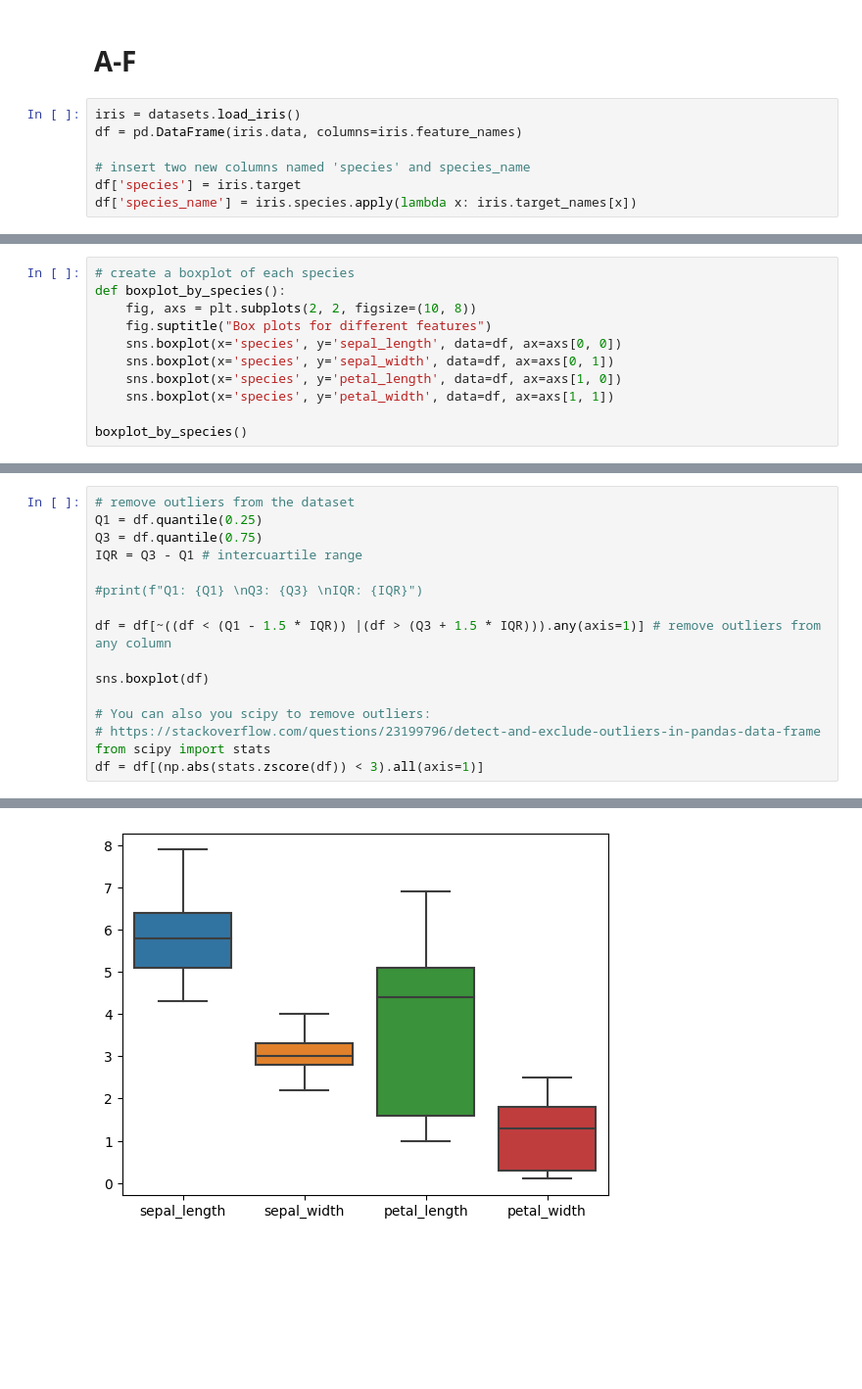
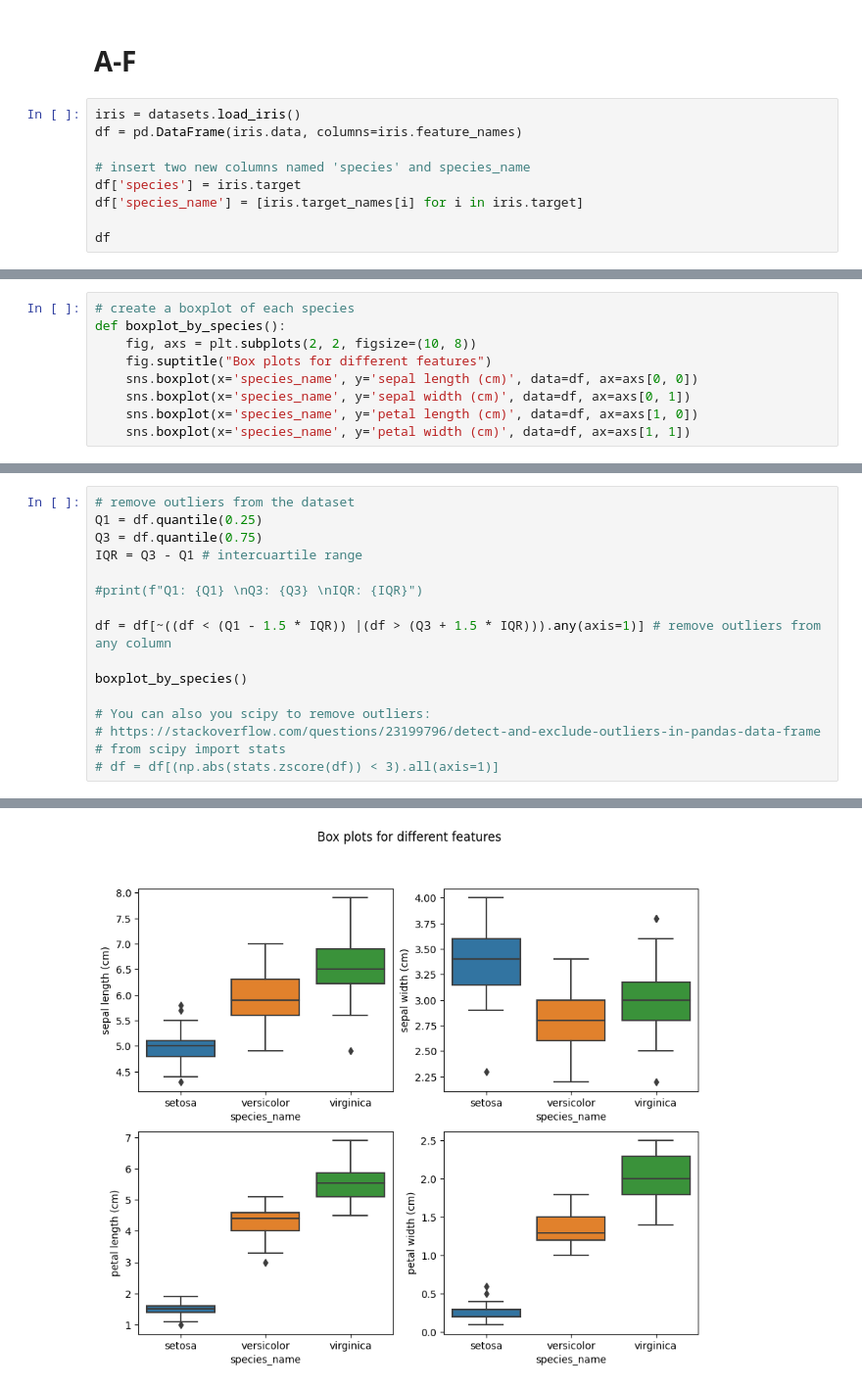
Before and after one commit to Danneftw1/Machine-learning, a Jupyter notebook: Exercises/Exercises-4-logistic_regression.ipynb, the cells around one changed output, grey strips where cells are left out. Shown at 98% size. Drawn from its saved outputs; the diff is of its cells as text; blank space fills up the shorter version.

```diff
--- a/Exercises/Exercises-4-logistic_regression.ipynb
+++ b/Exercises/Exercises-4-logistic_regression.ipynb
@@ -25,5 +25,7 @@ df = pd.DataFrame(iris.data, columns=iris.feature_names)
 
 # insert two new columns named 'species' and species_name
 df['species'] = iris.target
-df['species_name'] = iris.species.apply(lambda x: iris.target_names[x])
+df['species_name'] = [iris.target_names[i] for i in iris.target]
+
+df
 # %% [output]
@@ -80,9 +111,7 @@ sns.pairplot(df, hue='species')
 def boxplot_by_species():
     fig, axs = plt.subplots(2, 2, figsize=(10, 8))
     fig.suptitle("Box plots for different features")
-    sns.boxplot(x='species', y='sepal_length', data=df, ax=axs[0, 0])
-    sns.boxplot(x='species', y='sepal_width', data=df, ax=axs[0, 1])
-    sns.boxplot(x='species', y='petal_length', data=df, ax=axs[1, 0])
-    sns.boxplot(x='species', y='petal_width', data=df, ax=axs[1, 1])
-
-boxplot_by_species()
+    sns.boxplot(x='species_name', y='sepal length (cm)', data=df, ax=axs[0, 0])
+    sns.boxplot(x='species_name', y='sepal width (cm)', data=df, ax=axs[0, 1])
+    sns.boxplot(x='species_name', y='petal length (cm)', data=df, ax=axs[1, 0])
+    sns.boxplot(x='species_name', y='petal width (cm)', data=df, ax=axs[1, 1])
@@ -98,10 +125,10 @@ IQR = Q3 - Q1 # intercuartile range
 
 df = df[~((df < (Q1 - 1.5 * IQR)) |(df > (Q3 + 1.5 * IQR))).any(axis=1)] # remove outliers from any column
 
-sns.boxplot(df)
+boxplot_by_species()
 
 # You can also you scipy to remove outliers:
 # https://stackoverflow.com/questions/23199796/detect-and-exclude-outliers-in-pandas-data-frame
-from scipy import stats
-df = df[(np.abs(stats.zscore(df)) < 3).all(axis=1)]
+# from scipy import stats
+# df = df[(np.abs(stats.zscore(df)) < 3).all(axis=1)]
 # %% [output]
@@ -109 +135 @@ df = df[(np.abs(stats.zscore(df)) < 3).all(axis=1)]
-[figure, old version]
+[figure, new version]
```
Also changed, not shown: parts of 11 cells of this notebook.
